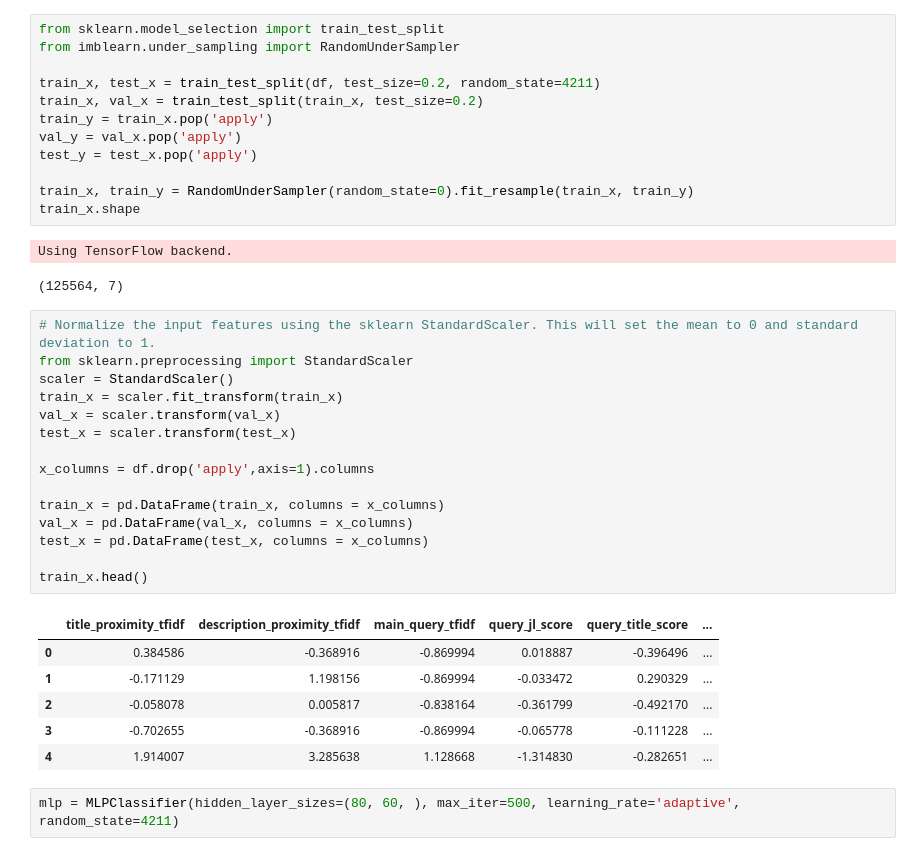
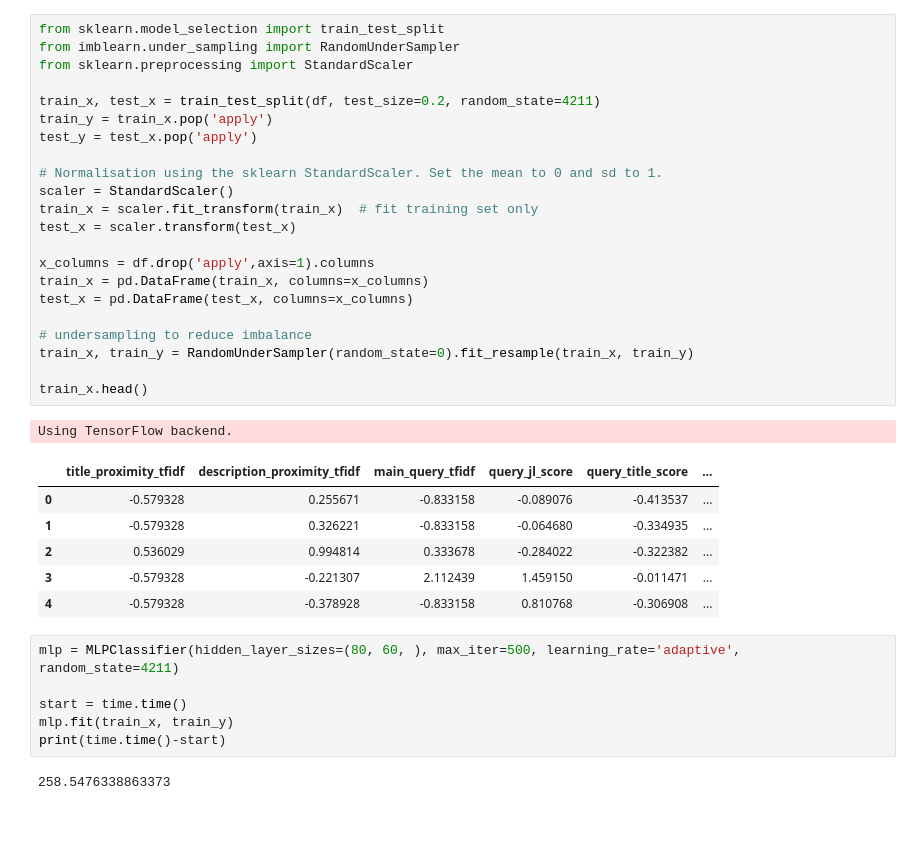
Before and after one commit to jshian/Predict_CTR, a Jupyter notebook: nn.ipynb, the cells around one changed output. Cells and saved outputs as stored; diff of their text form; blank space fills up the shorter version.

```diff
--- a/nn.ipynb
+++ b/nn.ipynb
@@ -32,39 +44,38 @@ df.describe()
 # %%
 from sklearn.model_selection import train_test_split
 from imblearn.under_sampling import RandomUnderSampler
+from sklearn.preprocessing import StandardScaler
 
 train_x, test_x = train_test_split(df, test_size=0.2, random_state=4211)
-train_x, val_x = train_test_split(train_x, test_size=0.2)
 train_y = train_x.pop('apply')
-val_y = val_x.pop('apply')
 test_y = test_x.pop('apply')
 
+# Normalisation using the sklearn StandardScaler. Set the mean to 0 and sd to 1.
+scaler = StandardScaler()
+train_x = scaler.fit_transform(train_x)  # fit training set only
+test_x = scaler.transform(test_x)
+
+x_columns = df.drop('apply',axis=1).columns
+train_x = pd.DataFrame(train_x, columns=x_columns)
+test_x = pd.DataFrame(test_x, columns=x_columns)
+
+# undersampling to reduce imbalance
 train_x, train_y = RandomUnderSampler(random_state=0).fit_resample(train_x, train_y)
-train_x.shape
+
+train_x.head()
 # %% [output]
 Using TensorFlow backend.
-(125564, 7)
+|  | title_proximity_tfidf | description_proximity_tfidf | main_query_tfidf | query_jl_score | query_title_score | ... |
+| 0 | -0.579328 | 0.255671 | -0.833158 | -0.089076 | -0.413537 | ... |
+| 1 | -0.579328 | 0.326221 | -0.833158 | -0.064680 | -0.334935 | ... |
+| 2 | 0.536029 | 0.994814 | 0.333678 | -0.284022 | -0.322382 | ... |
+| 3 | -0.579328 | -0.221307 | 2.112439 | 1.459150 | -0.011471 | ... |
+| 4 | -0.579328 | -0.378928 | -0.833158 | 0.810768 | -0.306908 | ... |
-# %%
-# Normalize the input features using the sklearn StandardScaler. This will set the mean to 0 and standard deviation to 1.
-from sklearn.preprocessing import StandardScaler
-scaler = StandardScaler()
-train_x = scaler.fit_transform(train_x)
-val_x = scaler.transform(val_x)
-test_x = scaler.transform(test_x)
-
-x_columns = df.drop('apply',axis=1).columns
-
-train_x = pd.DataFrame(train_x, columns = x_columns)
-val_x = pd.DataFrame(val_x, columns = x_columns)
-test_x = pd.DataFrame(test_x, columns = x_columns)
-
-train_x.head()
-# %% [output]
-|  | title_proximity_tfidf | description_proximity_tfidf | main_query_tfidf | query_jl_score | query_title_score | ... |
-| 0 | 0.384586 | -0.368916 | -0.869994 | 0.018887 | -0.396496 | ... |
-| 1 | -0.171129 | 1.198156 | -0.869994 | -0.033472 | 0.290329 | ... |
-| 2 | -0.058078 | 0.005817 | -0.838164 | -0.361799 | -0.492170 | ... |
-| 3 | -0.702655 | -0.368916 | -0.869994 | -0.065778 | -0.111228 | ... |
-| 4 | 1.914007 | 3.285638 | 1.128668 | -1.314830 | -0.282651 | ... |
 # %%
 mlp = MLPClassifier(hidden_layer_sizes=(80, 60, ), max_iter=500, learning_rate='adaptive', random_state=4211)
+
+start = time.time()
+mlp.fit(train_x, train_y)
+print(time.time()-start)
+# %% [output]
+258.5476338863373
```
Also changed, not shown: parts of 5 cells of this notebook, 1 other file.
